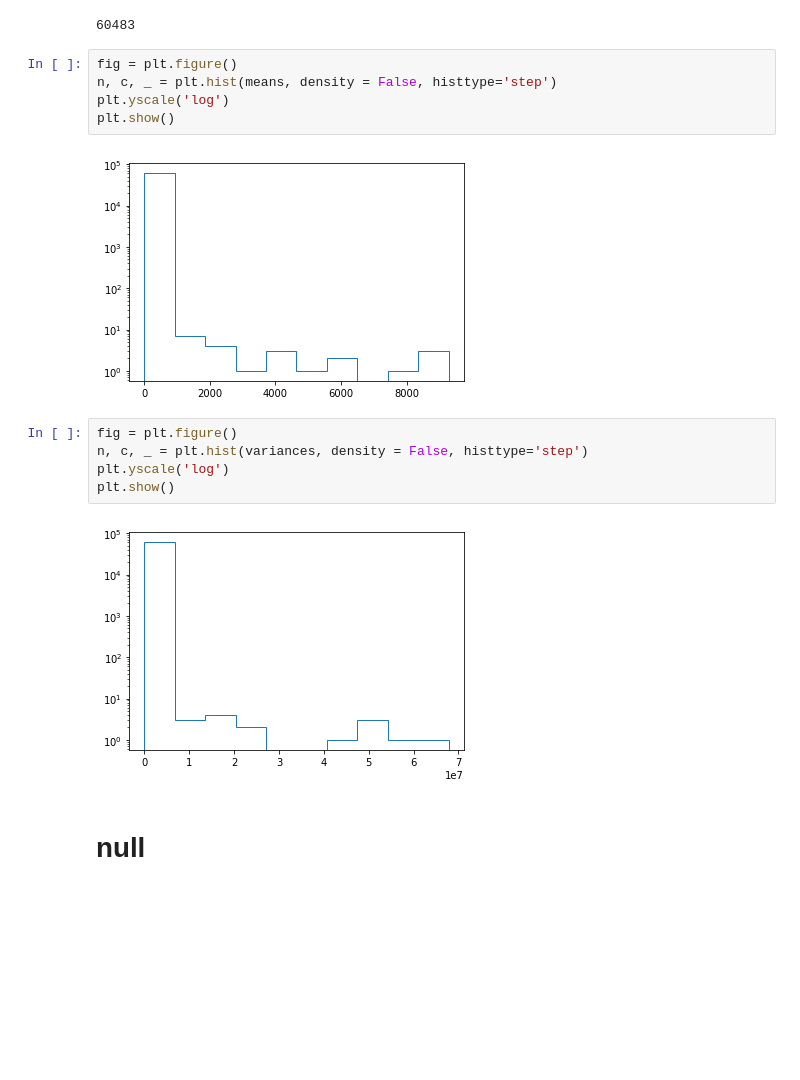
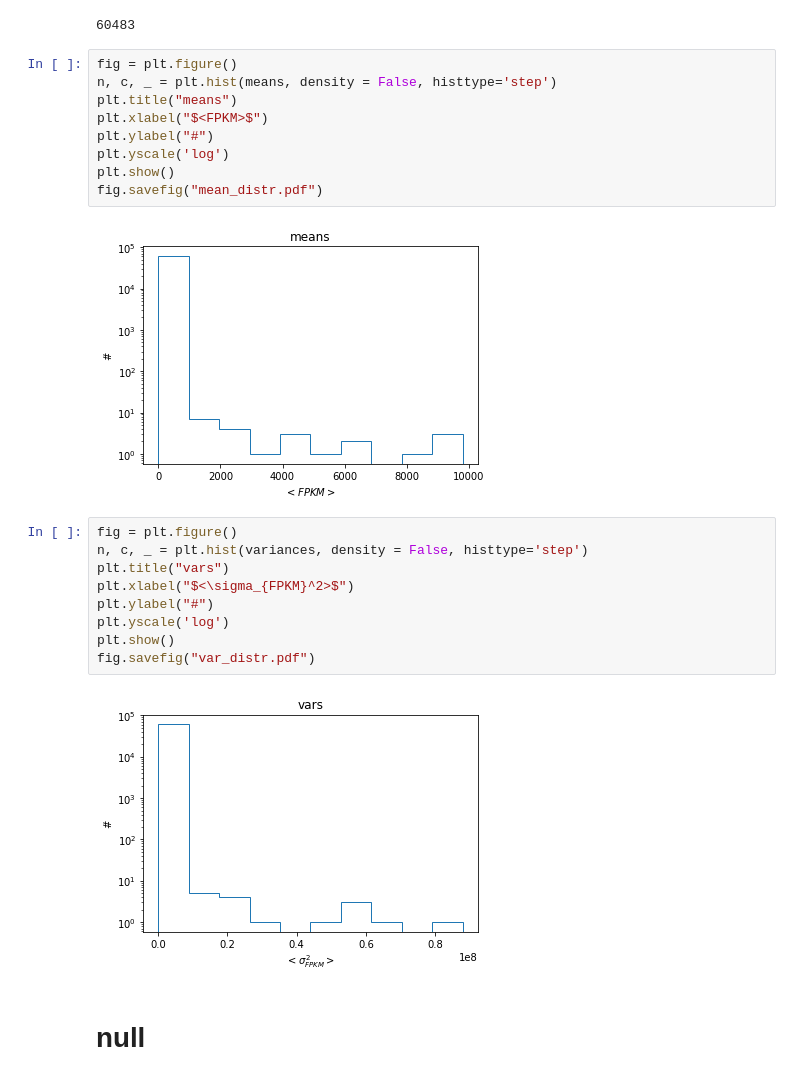
Before and after one commit to fvalle1/master_thesis, a Jupyter notebook: TableAnalyzer.ipynb, the cells around one changed output. Cells and saved outputs as stored; diff of their text form; blank space fills up the shorter version.

```diff
--- a/TableAnalyzer.ipynb
+++ b/TableAnalyzer.ipynb
@@ -283,17 +421,25 @@ len(variances)
 # %%
 fig = plt.figure()
 n, c, _ = plt.hist(means, density = False, histtype='step')
+plt.title("means")
+plt.xlabel("$<FPKM>$")
+plt.ylabel("#")
 plt.yscale('log')
 plt.show()
+fig.savefig("mean_distr.pdf")
 # %% [output]
-[figure, old version]
+[figure, new version]
 # %%
 fig = plt.figure()
 n, c, _ = plt.hist(variances, density = False, histtype='step')
+plt.title("vars")
+plt.xlabel("$<\sigma_{FPKM}^2>$")
+plt.ylabel("#")
 plt.yscale('log')
 plt.show()
+fig.savefig("var_distr.pdf")
 # %% [output]
-[figure, old version]
+[figure, new version]
 # %% [markdown]
 # null
 # %%
```
Also changed, not shown: parts of 23 cells of this notebook, 4 other files.
